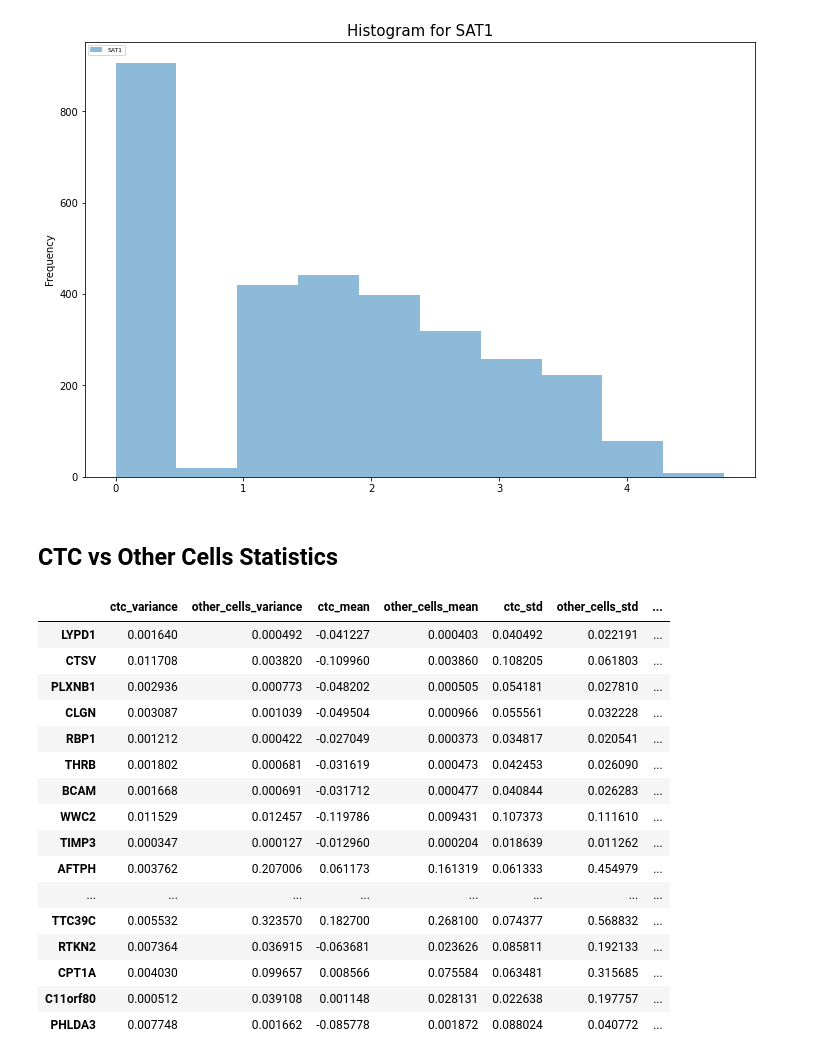
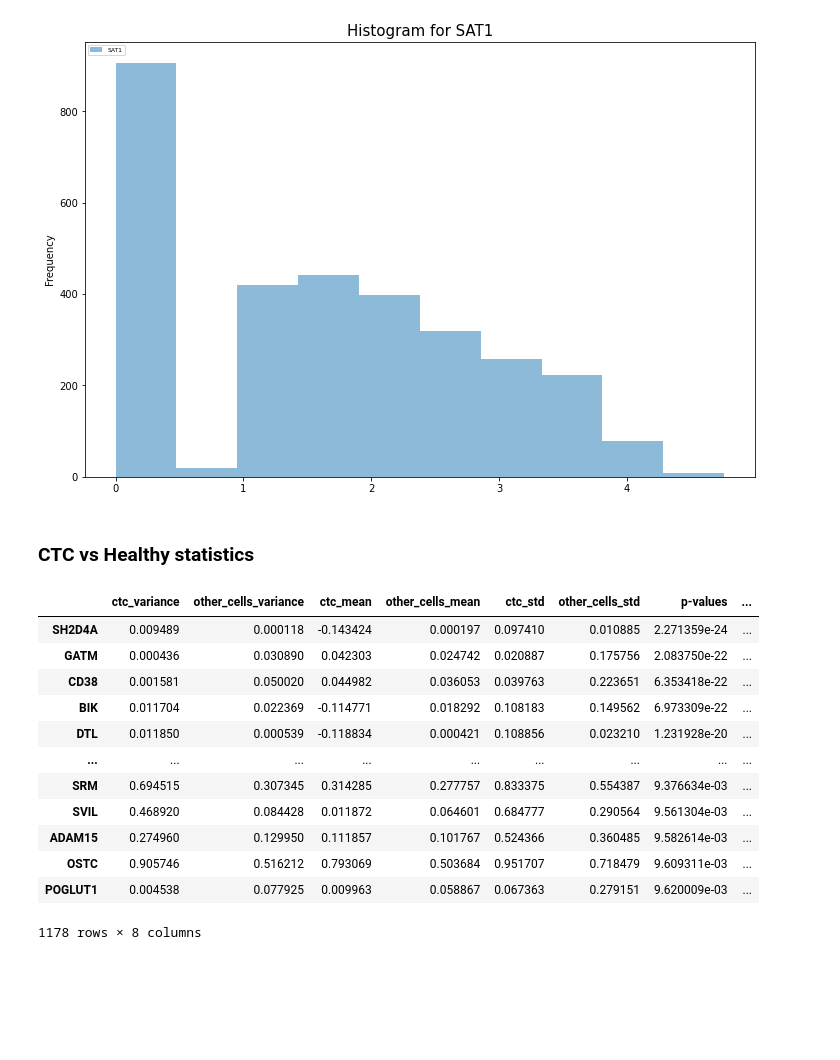
Before and after one commit to melehean/CTC-Detection, a Jupyter notebook: visualization.ipynb, the cells around one changed output. Cells and saved outputs as stored; diff of their text form; code cells hidden in the pictures; blank space fills up the shorter version.

```diff
--- a/visualization.ipynb
+++ b/visualization.ipynb
@@ -233,25 +233,4 @@ for var in variables:
 [figure]
 [figure]
 # %% [markdown]
-## CTC vs Other Cells Statistics
+### CTC vs Healthy statistics
-# %%
-statistics = calculate_statistics(train_data, train_true_results)
-statistics.head(60)
-# %% [output]
-|  | ctc_variance | other_cells_variance | ctc_mean | other_cells_mean | ctc_std | other_cells_std | ... |
-| LYPD1 | 0.001640 | 0.000492 | -0.041227 | 0.000403 | 0.040492 | 0.022191 | ... |
-| CTSV | 0.011708 | 0.003820 | -0.109960 | 0.003860 | 0.108205 | 0.061803 | ... |
-| PLXNB1 | 0.002936 | 0.000773 | -0.048202 | 0.000505 | 0.054181 | 0.027810 | ... |
-| CLGN | 0.003087 | 0.001039 | -0.049504 | 0.000966 | 0.055561 | 0.032228 | ... |
-| RBP1 | 0.001212 | 0.000422 | -0.027049 | 0.000373 | 0.034817 | 0.020541 | ... |
-| THRB | 0.001802 | 0.000681 | -0.031619 | 0.000473 | 0.042453 | 0.026090 | ... |
-| BCAM | 0.001668 | 0.000691 | -0.031712 | 0.000477 | 0.040844 | 0.026283 | ... |
-| WWC2 | 0.011529 | 0.012457 | -0.119786 | 0.009431 | 0.107373 | 0.111610 | ... |
-| TIMP3 | 0.000347 | 0.000127 | -0.012960 | 0.000204 | 0.018639 | 0.011262 | ... |
-| AFTPH | 0.003762 | 0.207006 | 0.061173 | 0.161319 | 0.061333 | 0.454979 | ... |
-| ... | ... | ... | ... | ... | ... | ... | ... |
-| TTC39C | 0.005532 | 0.323570 | 0.182700 | 0.268100 | 0.074377 | 0.568832 | ... |
-| RTKN2 | 0.007364 | 0.036915 | -0.063681 | 0.023626 | 0.085811 | 0.192133 | ... |
-| CPT1A | 0.004030 | 0.099657 | 0.008566 | 0.075584 | 0.063481 | 0.315685 | ... |
-| C11orf80 | 0.000512 | 0.039108 | 0.001148 | 0.028131 | 0.022638 | 0.197757 | ... |
-| PHLDA3 | 0.007748 | 0.001662 | -0.085778 | 0.001872 | 0.088024 | 0.040772 | ... |
@@ -257,0 +242,16 @@ statistics.head(60)
+# %%
+statistics[statistics["p-values"] < 0.01]
+# %% [output]
+|  | ctc_variance | other_cells_variance | ctc_mean | other_cells_mean | ctc_std | other_cells_std | p-values | ... |
+| SH2D4A | 0.009489 | 0.000118 | -0.143424 | 0.000197 | 0.097410 | 0.010885 | 2.271359e-24 | ... |
+| GATM | 0.000436 | 0.030890 | 0.042303 | 0.024742 | 0.020887 | 0.175756 | 2.083750e-22 | ... |
+| CD38 | 0.001581 | 0.050020 | 0.044982 | 0.036053 | 0.039763 | 0.223651 | 6.353418e-22 | ... |
+| BIK | 0.011704 | 0.022369 | -0.114771 | 0.018292 | 0.108183 | 0.149562 | 6.973309e-22 | ... |
+| DTL | 0.011850 | 0.000539 | -0.118834 | 0.000421 | 0.108856 | 0.023210 | 1.231928e-20 | ... |
+| ... | ... | ... | ... | ... | ... | ... | ... | ... |
+| SRM | 0.694515 | 0.307345 | 0.314285 | 0.277757 | 0.833375 | 0.554387 | 9.376634e-03 | ... |
+| SVIL | 0.468920 | 0.084428 | 0.011872 | 0.064601 | 0.684777 | 0.290564 | 9.561304e-03 | ... |
+| ADAM15 | 0.274960 | 0.129950 | 0.111857 | 0.101767 | 0.524366 | 0.360485 | 9.582614e-03 | ... |
+| OSTC | 0.905746 | 0.516212 | 0.793069 | 0.503684 | 0.951707 | 0.718479 | 9.609311e-03 | ... |
+| POGLUT1 | 0.004538 | 0.077925 | 0.009963 | 0.058867 | 0.067363 | 0.279151 | 9.620009e-03 | ... |
+1178 rows × 8 columns
```
Also changed, not shown: parts of 1 cell of this notebook, 1 other file.
